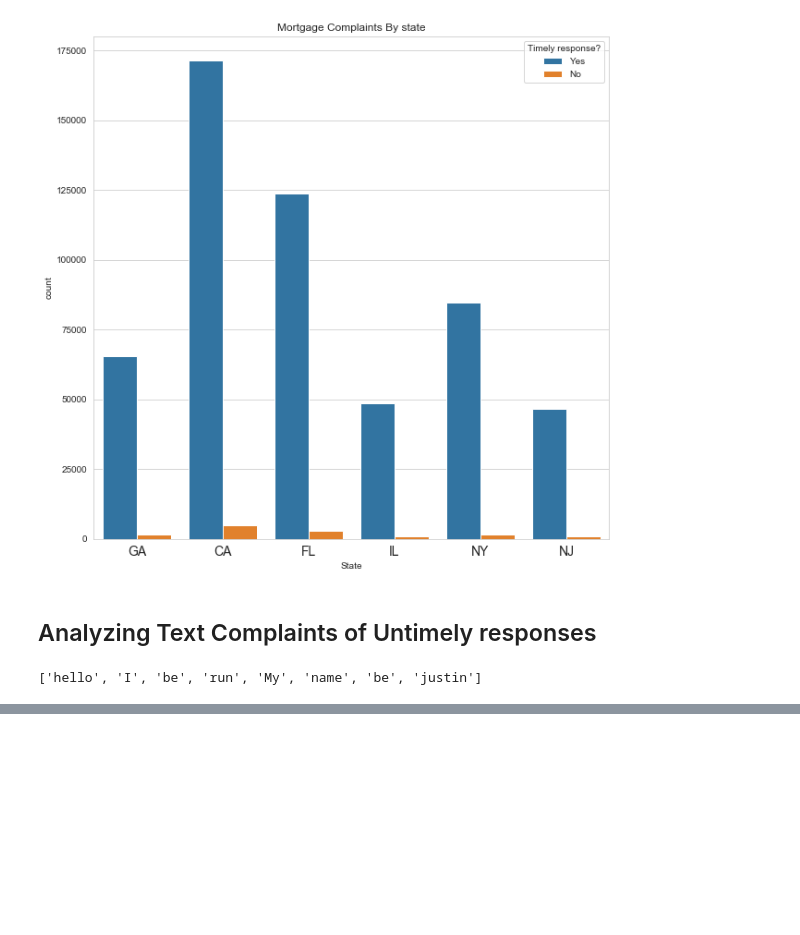
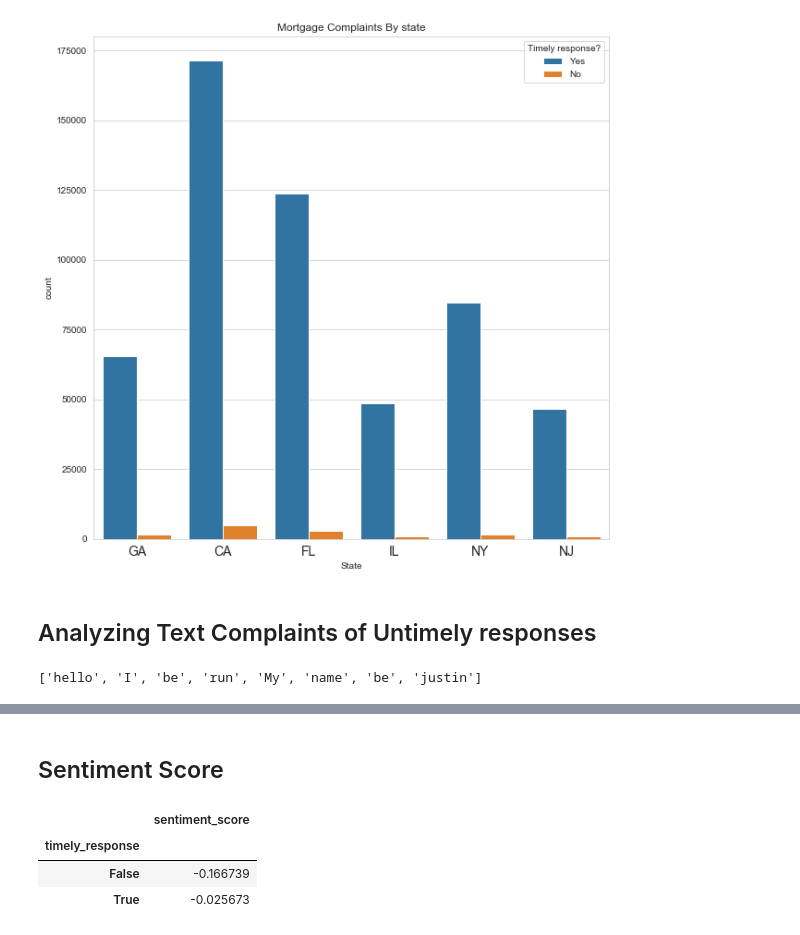
Before and after one commit to jltsao88/Improving_Customer_Service_Machine_Learning, a Jupyter notebook: 03_EDA.ipynb, the cells around one changed output, grey strips where cells are left out. Cells and saved outputs as stored; diff of their text form; code cells hidden in the pictures; blank space fills up the shorter version.

```diff
--- a/03_EDA.ipynb
+++ b/03_EDA.ipynb
@@ -751,0 +780,11 @@ custom_vec.get_feature_names()[300:325]
+# %% [markdown]
+## Sentiment Score
+# %%
+df = pd.read_csv('C:\\Users\\jltsa\\Desktop\\Cust_complaints\\feature_sets\\ml_data2.csv')
+# %%
+df.groupby('timely_response').mean()
+# %% [output]
+|  | sentiment_score |
+| timely_response |  |
+| False | -0.166739 |
+| True | -0.025673 |
```
Also changed, not shown: parts of 9 cells of this notebook, 2 other files.
